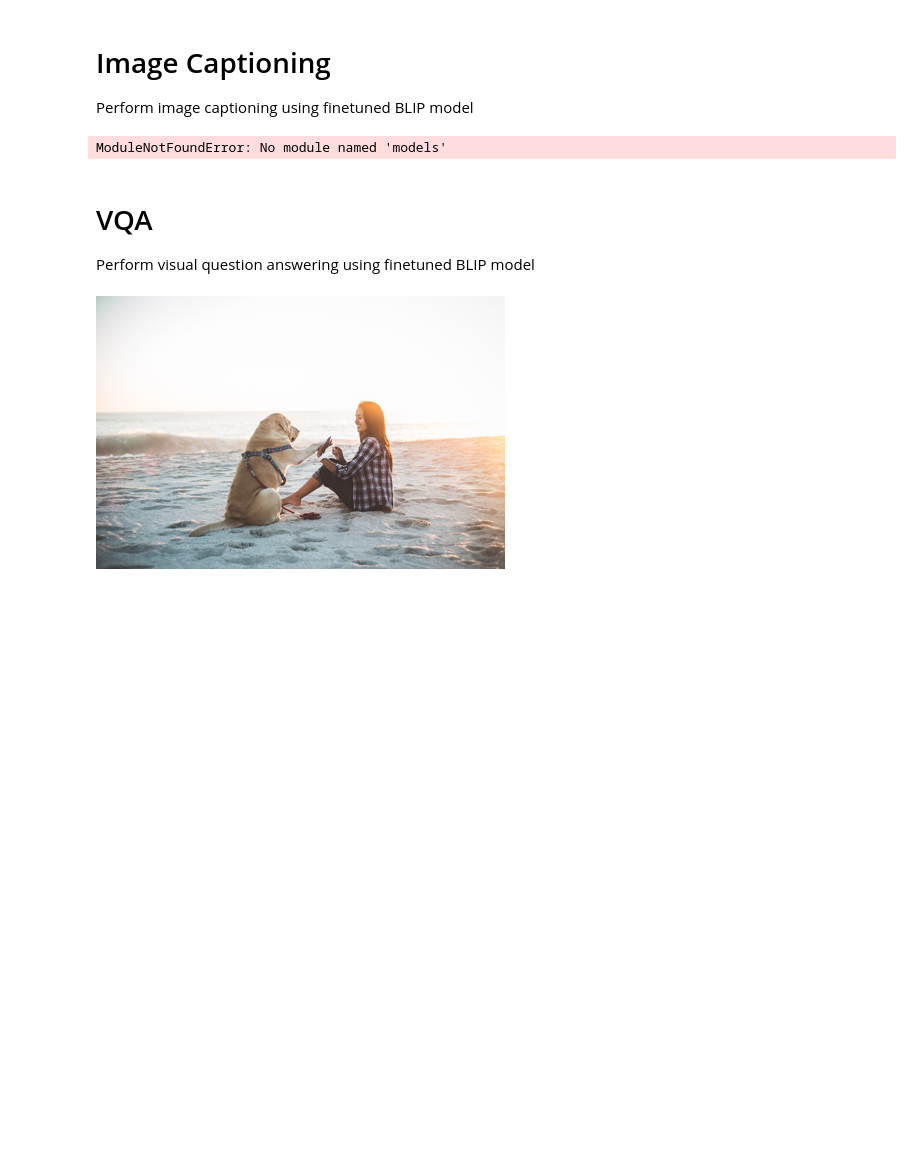
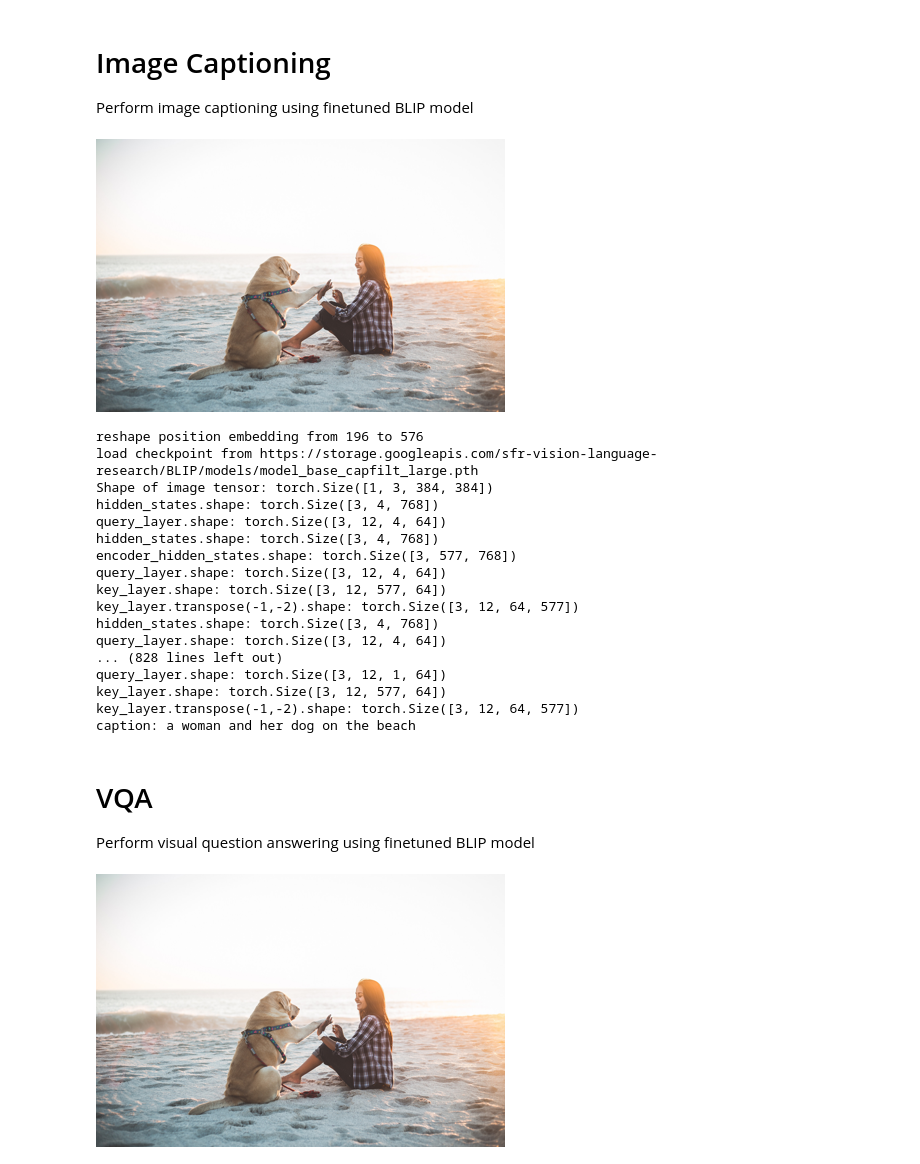
Before and after one commit to zzk2021/ZakariChang, a Jupyter notebook: demo.ipynb, the cells around one changed output. Cells and saved outputs as stored; diff of their text form; code cells hidden in the pictures; blank space fills up the shorter version.

```diff
--- a/demo.ipynb
+++ b/demo.ipynb
@@ -57,25 +60,46 @@ def load_demo_image(image_size,device):
 # Image Captioning
 Perform image captioning using finetuned BLIP model
 # %%
+import os
+# 切换到 BLIP 目录
+os.chdir('/content/BLIP')
 from models.blip import blip_decoder
 
 image_size = 384
 image = load_demo_image(image_size=image_size, device=device)
 
 model_url = 'https://storage.googleapis.com/sfr-vision-language-research/BLIP/models/model_base_capfilt_large.pth'
 
 model = blip_decoder(pretrained=model_url, image_size=image_size, vit='base')
 model.eval()
 model = model.to(device)
 
+
 with torch.no_grad():
     # beam search
     caption = model.generate(image, sample=False, num_beams=3, max_length=20, min_length=5)
     # nucleus sampling
     # caption = model.generate(image, sample=True, top_p=0.9, max_length=20, min_length=5)
     print('caption: '+caption[0])
 # %% [output]
+[figure, added]
-ModuleNotFoundError: No module named 'models'
+reshape position embedding from 196 to 576
+load checkpoint from https://storage.googleapis.com/sfr-vision-language-research/BLIP/models/model_base_capfilt_large.pth
+Shape of image tensor: torch.Size([1, 3, 384, 384])
+hidden_states.shape: torch.Size([3, 4, 768])
+query_layer.shape: torch.Size([3, 12, 4, 64])
+hidden_states.shape: torch.Size([3, 4, 768])
+encoder_hidden_states.shape: torch.Size([3, 577, 768])
+query_layer.shape: torch.Size([3, 12, 4, 64])
+key_layer.shape: torch.Size([3, 12, 577, 64])
+key_layer.transpose(-1,-2).shape: torch.Size([3, 12, 64, 577])
+hidden_states.shape: torch.Size([3, 4, 768])
+query_layer.shape: torch.Size([3, 12, 4, 64])
+... (828 lines left out)
+query_layer.shape: torch.Size([3, 12, 1, 64])
+key_layer.shape: torch.Size([3, 12, 577, 64])
+key_layer.transpose(-1,-2).shape: torch.Size([3, 12, 64, 577])
+caption: a woman and her dog on the beach
 # %% [markdown]
 # VQA
 Perform visual question answering using finetuned BLIP model
```
Also changed, not shown: parts of 3 cells of this notebook.
